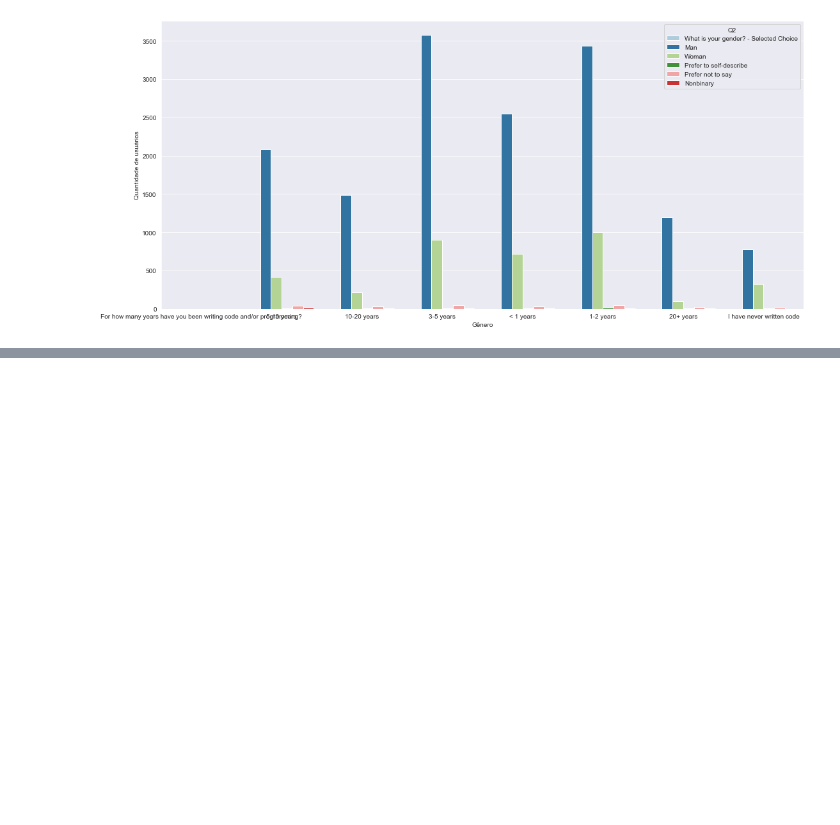
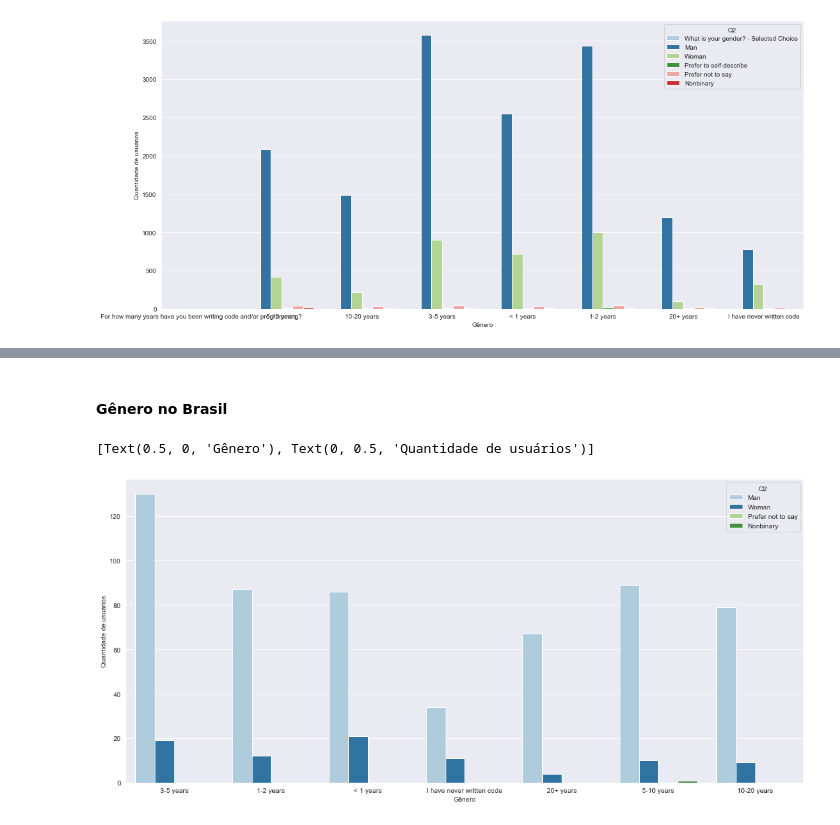
Before and after one commit to cflavs/kaggle_ml_survey, a Jupyter notebook: notebooks/eda.ipynb, the cells around one changed output, grey strips where cells are left out. Cells and saved outputs as stored; diff of their text form; code cells hidden in the pictures; blank space fills up the shorter version.

```diff
--- a/notebooks/eda.ipynb
+++ b/notebooks/eda.ipynb
@@ -126,0 +141,12 @@ ax.set(xlabel='Gênero', ylabel='Quantidade de usuários')
+# %% [markdown]
+#### Gênero no Brasil
+# %%
+df_2020_br = df_2020[df_2020['Q3']=='Brazil']
+palette = sns.set_palette(sns.color_palette("Paired"))
+fig, ax = plt.subplots()
+fig.set_size_inches(18, 8.27)
+sns.countplot(x="Q6", hue = "Q2", data=df_2020_br, palette = palette)
+ax.set(xlabel='Gênero', ylabel='Quantidade de usuários')
+# %% [output]
+[Text(0.5, 0, 'Gênero'), Text(0, 0.5, 'Quantidade de usuários')]
+[figure, added]
```
Also changed, not shown: parts of 18 cells of this notebook, 1 other file.
